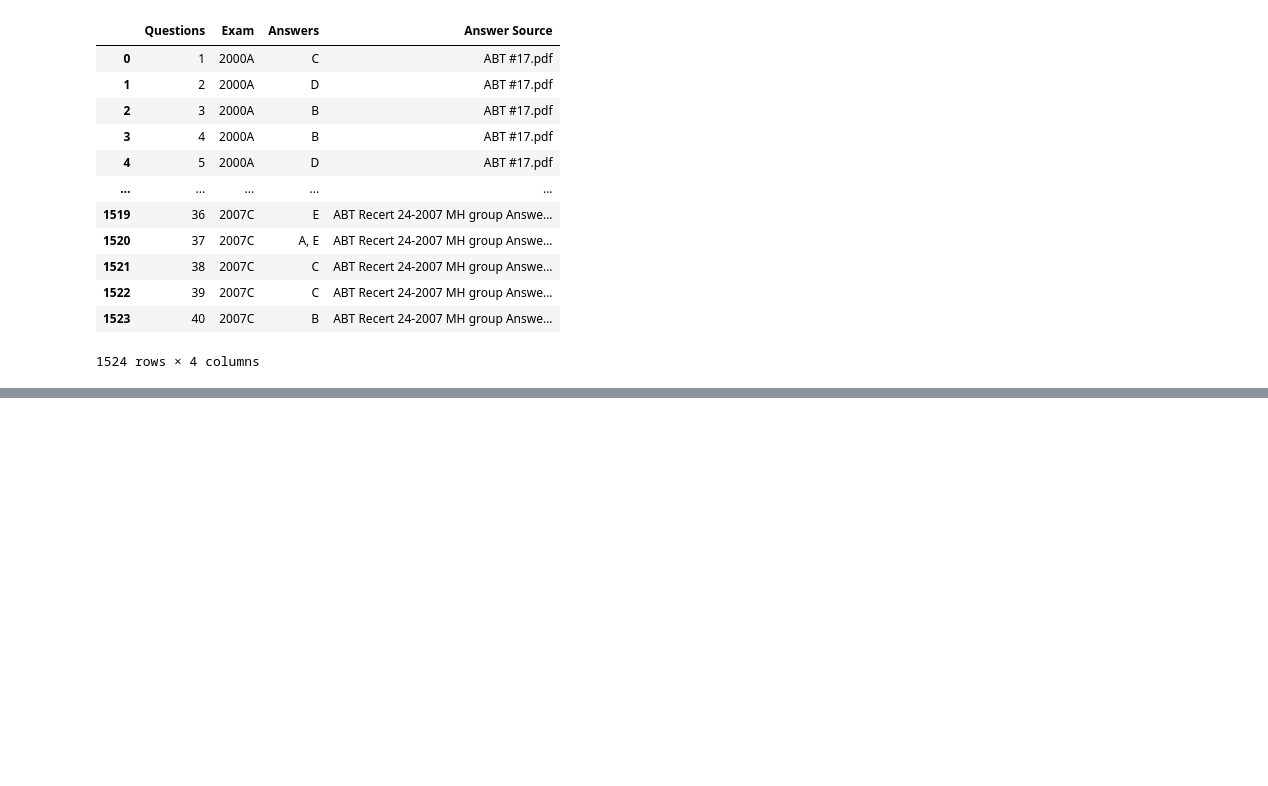
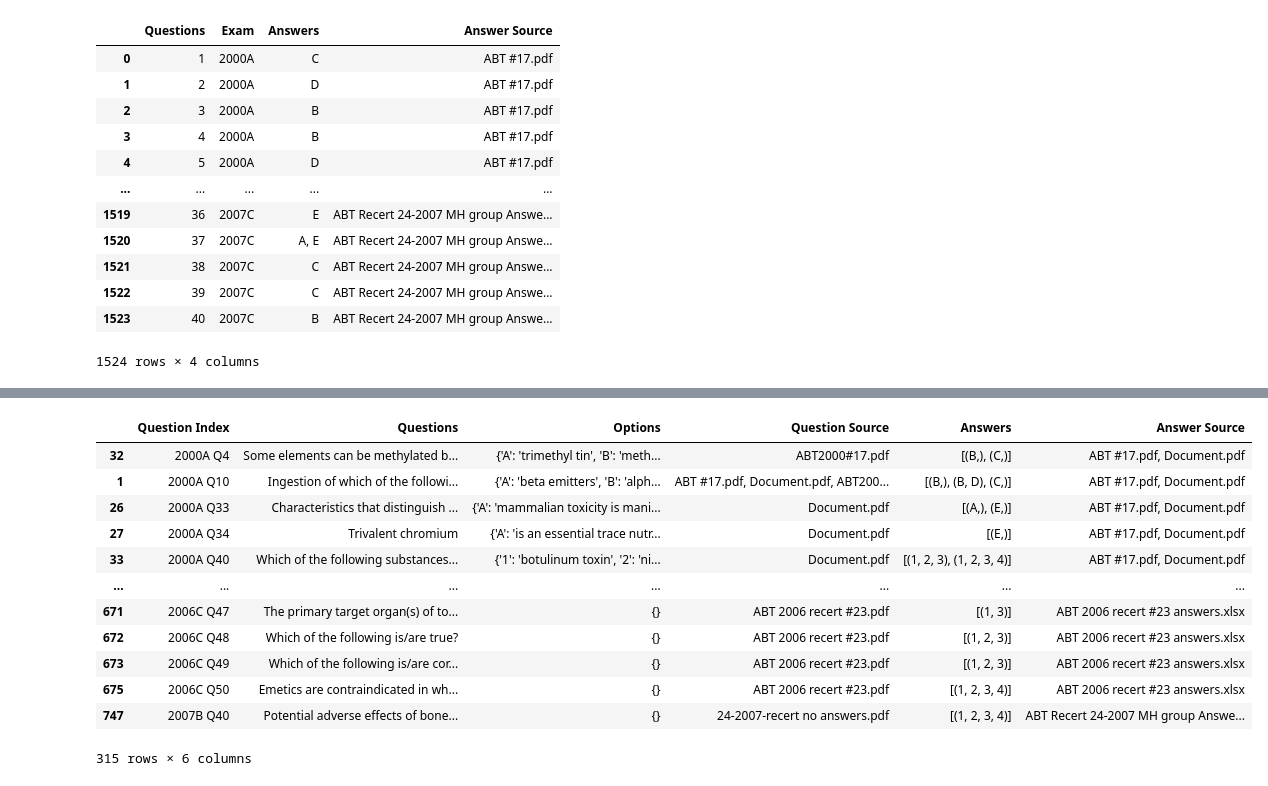
Before and after one commit to NIEHS/ToxPipe-Model-Comparison, a Jupyter notebook: abt-question-ocr/codes/combine_pdfs.ipynb, the cells around one changed output, grey strips where cells are left out. Saved outputs shown, nothing was run; the diff lists cells and outputs as text; code cells hidden in the pictures; blank space fills up the shorter version.

```diff
--- a/abt-question-ocr/codes/combine_pdfs.ipynb
+++ b/abt-question-ocr/codes/combine_pdfs.ipynb
@@ -139,0 +178,30 @@ combined_qa.reset_index(drop=True).to_json(utils.Config.DIR_RESULTS / "combined_
+# %%
+def isNoisy(row):
+    if len(row['Answers']) > 1: return True
+    try:
+        list(map(lambda x: f'({x.strip()}) {row['Options'][x.strip()]}', row['Answers'][0]))
+    except:
+        return True
+    return False
+
+is_noisy = abt_qa.apply(lambda x: isNoisy(x), axis=1)
+abt_qa_wo_noise = abt_qa[~is_noisy]
+abt_qa_wo_noise = abt_qa_wo_noise.reset_index(drop=True)
+abt_qa_wo_noise.to_csv(utils.Config.DIR_RESULTS / "abt_qa_wo_noise.csv")
+abt_qa_wo_noise.to_json(utils.Config.DIR_RESULTS / "abt_qa_wo_noise.json")
+
+abt_qa[is_noisy]
+# %% [output]
+|  | Question Index | Questions | Options | Question Source | Answers | Answer Source |
+| 32 | 2000A Q4 | Some elements can be methylated b... | {'A': 'trimethyl tin', 'B': 'meth... | ABT2000#17.pdf | [(B,), (C,)] | ABT #17.pdf, Document.pdf |
+| 1 | 2000A Q10 | Ingestion of which of the followi... | {'A': 'beta emitters', 'B': 'alph... | ABT #17.pdf, Document.pdf, ABT200... | [(B,), (B, D), (C,)] | ABT #17.pdf, Document.pdf |
+| 26 | 2000A Q33 | Characteristics that distinguish ... | {'A': 'mammalian toxicity is mani... | Document.pdf | [(A,), (E,)] | ABT #17.pdf, Document.pdf |
+| 27 | 2000A Q34 | Trivalent chromium | {'A': 'is an essential trace nutr... | Document.pdf | [(E,)] | ABT #17.pdf, Document.pdf |
+| 33 | 2000A Q40 | Which of the following substances... | {'1': 'botulinum toxin', '2': 'ni... | Document.pdf | [(1, 2, 3), (1, 2, 3, 4)] | ABT #17.pdf, Document.pdf |
+| ... | ... | ... | ... | ... | ... | ... |
+| 671 | 2006C Q47 | The primary target organ(s) of to... | {} | ABT 2006 recert #23.pdf | [(1, 3)] | ABT 2006 recert #23 answers.xlsx |
+| 672 | 2006C Q48 | Which of the following is/are true? | {} | ABT 2006 recert #23.pdf | [(1, 2, 3)] | ABT 2006 recert #23 answers.xlsx |
+| 673 | 2006C Q49 | Which of the following is/are cor... | {} | ABT 2006 recert #23.pdf | [(1, 2, 3)] | ABT 2006 recert #23 answers.xlsx |
+| 675 | 2006C Q50 | Emetics are contraindicated in wh... | {} | ABT 2006 recert #23.pdf | [(1, 2, 3, 4)] | ABT 2006 recert #23 answers.xlsx |
+| 747 | 2007B Q40 | Potential adverse effects of bone... | {} | 24-2007-recert no answers.pdf | [(1, 2, 3, 4)] | ABT Recert 24-2007 MH group Answe... |
+315 rows × 6 columns
```
Also changed, not shown: parts of 6 cells of this notebook, 23 other files.
